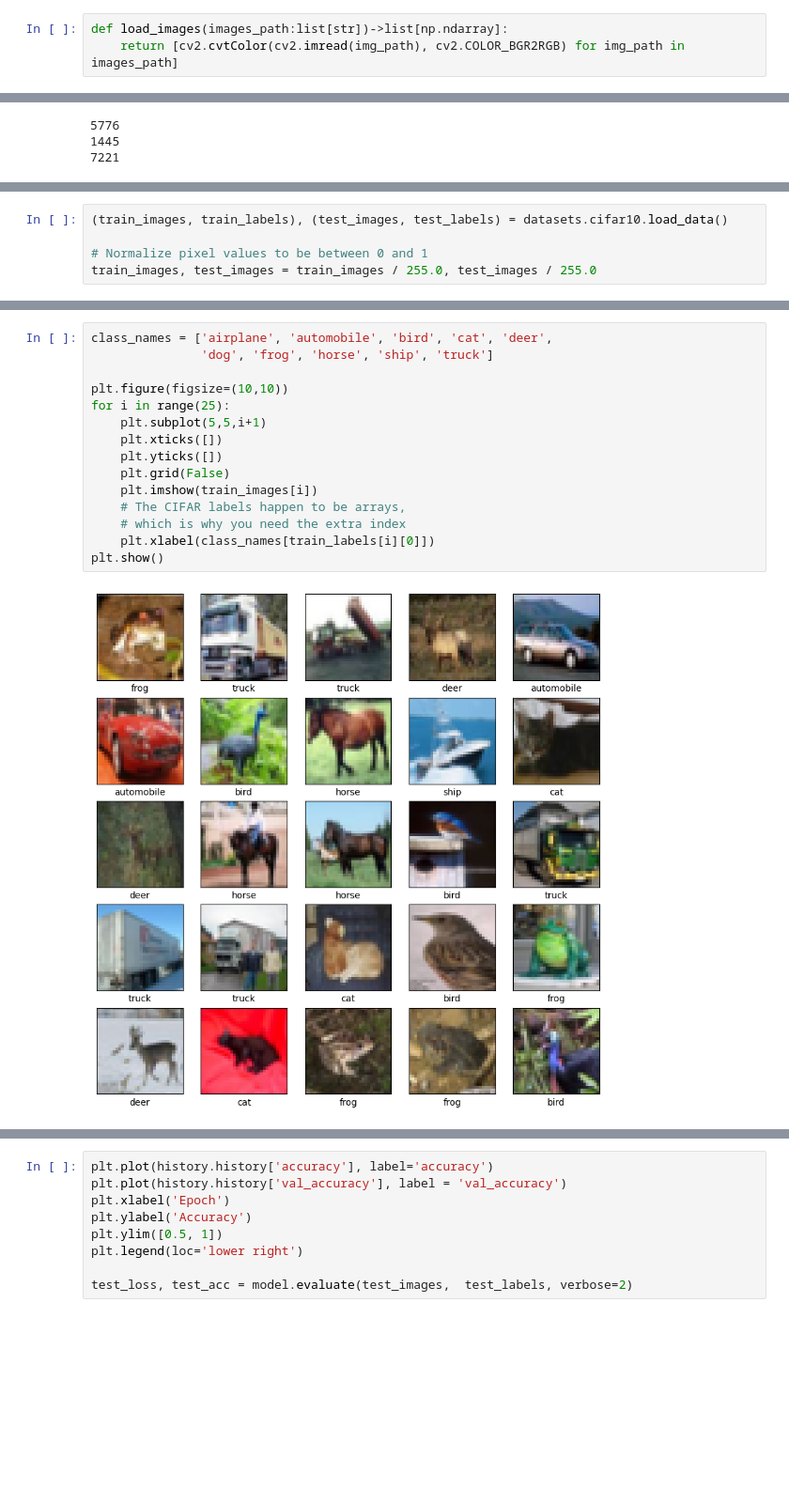
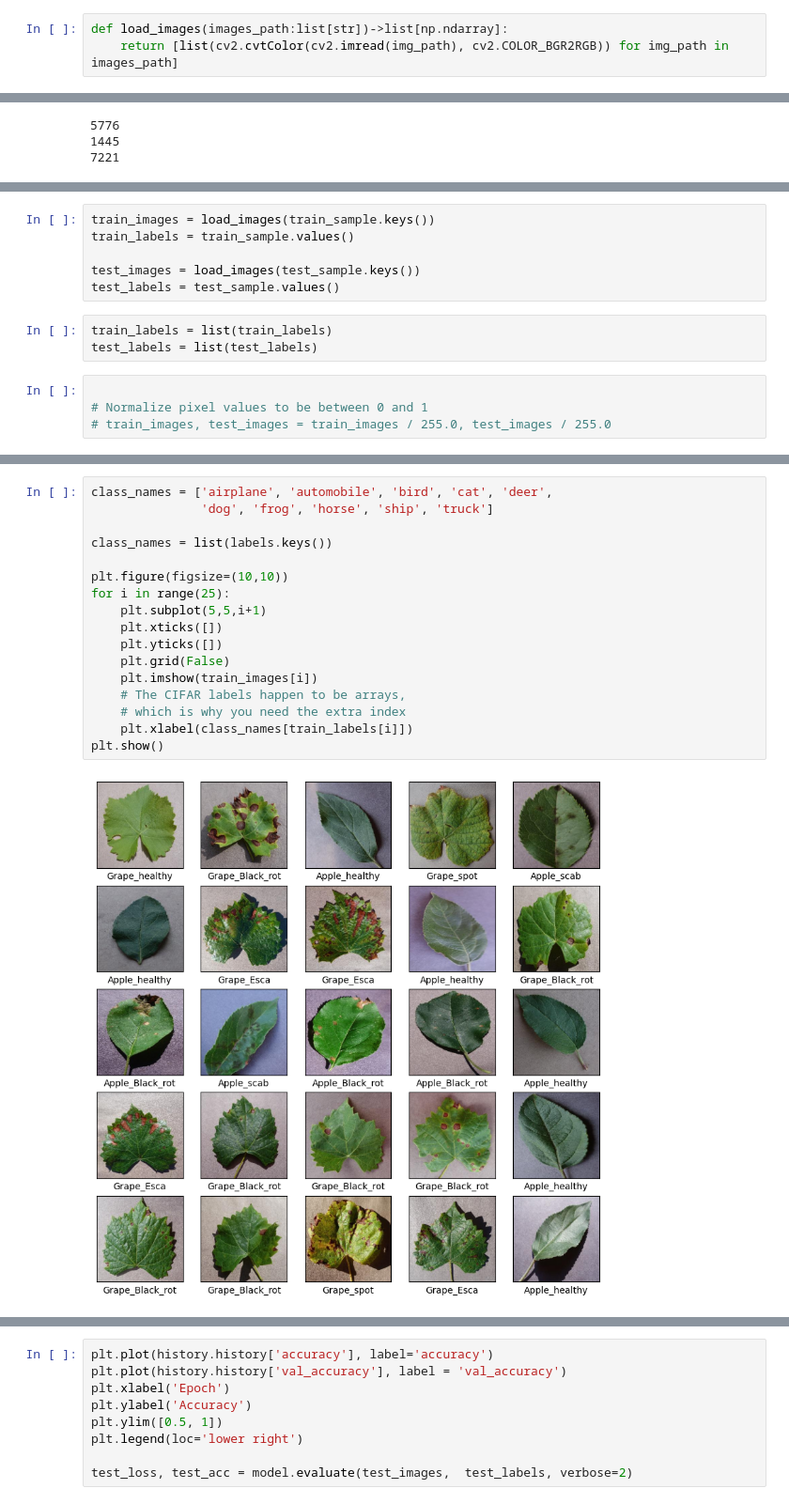
Before and after one commit to kazourak/leaffliction, a Jupyter notebook: leaffliction/cnn.ipynb, the cells around one changed output, grey strips where cells are left out. Shown at 94% size. Saved outputs shown, nothing was run; the diff lists cells and outputs as text; blank space fills up the shorter version.

Commit message:
:construction: test move to python script

```diff
--- a/leaffliction/cnn.ipynb
+++ b/leaffliction/cnn.ipynb
@@ -37,7 +37,7 @@ def labelise_images(images_path:list[str], labels_dict:dict[str, int])->dict[str
     return {img_path: labels_dict[img_path.split('/')[-2]] for img_path in images_path}
 # %%
 def load_images(images_path:list[str])->list[np.ndarray]:
-    return [cv2.cvtColor(cv2.imread(img_path), cv2.COLOR_BGR2RGB) for img_path in images_path]
+    return [list(cv2.cvtColor(cv2.imread(img_path), cv2.COLOR_BGR2RGB)) for img_path in images_path]
 # %%
 def sample_labelised_images(labelised_images:dict[str,int], ratio:float=0.8)->tuple[dict[str,int], dict[str,int]]:
 
@@ -95,5 +87,13 @@ ServerApp.rate_limit_window=3.0 (secs)
+# %%
+train_images = load_images(train_sample.keys())
+train_labels = train_sample.values()
+
+test_images = load_images(test_sample.keys())
+test_labels = test_sample.values()
+# %%
+train_labels = list(train_labels)
+test_labels = list(test_labels)
 # %%
-(train_images, train_labels), (test_images, test_labels) = datasets.cifar10.load_data()
 
 # Normalize pixel values to be between 0 and 1
-train_images, test_images = train_images / 255.0, test_images / 255.0
+# train_images, test_images = train_images / 255.0, test_images / 255.0
@@ -126,18 +117,20 @@ print(train_labels)
 # %%
 class_names = ['airplane', 'automobile', 'bird', 'cat', 'deer',
                'dog', 'frog', 'horse', 'ship', 'truck']
+
+class_names = list(labels.keys())
 
 plt.figure(figsize=(10,10))
 for i in range(25):
     plt.subplot(5,5,i+1)
     plt.xticks([])
     plt.yticks([])
     plt.grid(False)
     plt.imshow(train_images[i])
     # The CIFAR labels happen to be arrays,
     # which is why you need the extra index
-    plt.xlabel(class_names[train_labels[i][0]])
+    plt.xlabel(class_names[train_labels[i]])
 plt.show()
 # %% [output]
-[figure, old version]
+[figure, new version]
 # %%
```
Also changed, not shown: parts of 11 cells of this notebook, 1 other file.
